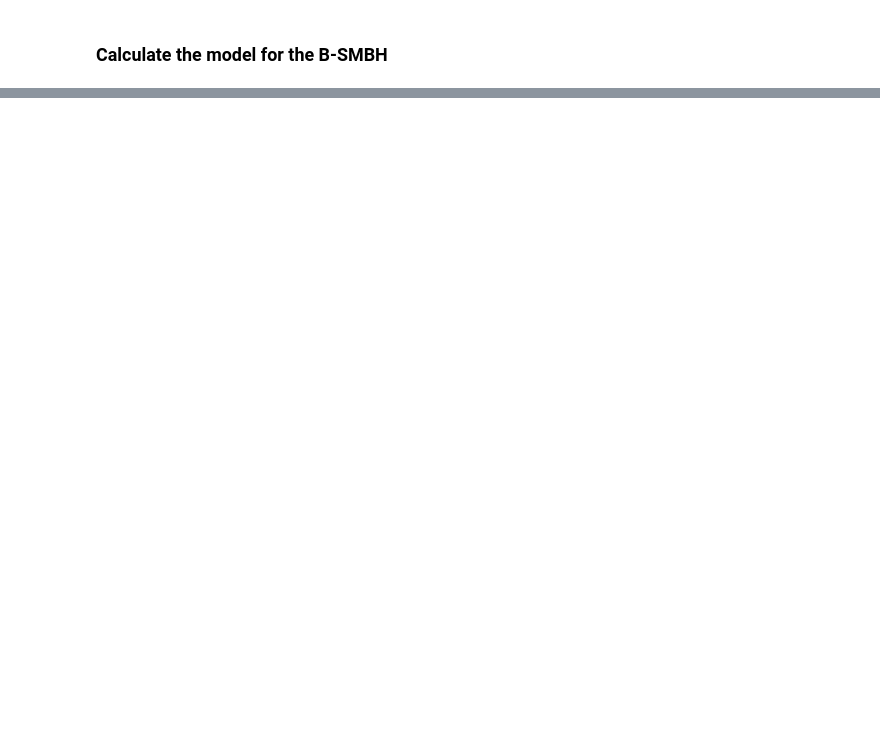
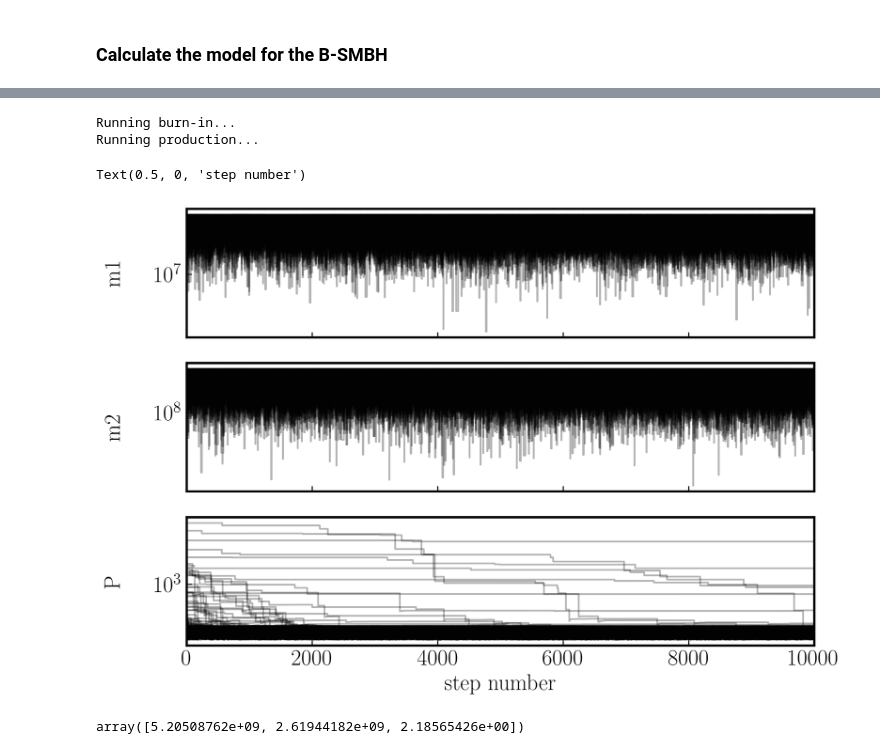
Before and after one commit to jradcliffe5/vdDussen_MSc, a Jupyter notebook: bsmbh_goodsn_JFR.ipynb, the cells around one changed output, grey strips where cells are left out. Saved outputs shown, nothing was run; the diff lists cells and outputs as text; code cells hidden in the pictures; blank space fills up the shorter version.

```diff
--- a/bsmbh_goodsn_JFR.ipynb
+++ b/bsmbh_goodsn_JFR.ipynb
@@ -76,0 +108,55 @@ Velocity difference v1-v2 = 1555.50 km/s
+# %%
+def lnprob(theta, dv, dv_err):
+    lp = lnprior(theta)
+    if not np.isfinite(lp):
+        return -np.inf
+    return lp + lnlike(theta, dv, dv_err)
+# %%
+nwalkers = 512
+niter = 10000
+initial = np.array([1e8, 1e8, 1e5])
+ndim = len(initial)
+p0 = [np.array(initial) + 1e-7 * np.random.randn(ndim) for i in range(nwalkers)]
+# %%
+def main(p0,nwalkers,niter,ndim,lnprob,data):
+    sampler = emcee.EnsembleSampler(nwalkers, ndim, lnprob, args=data,moves=[
+        (emcee.moves.DEMove(), 0.8),
+        (emcee.moves.DESnookerMove(), 0.2),
+    ])
+
+    print("Running burn-in...")
+    p0, _, _ = sampler.run_mcmc(p0, 1000)
+    sampler.reset()
+
+    print("Running production...")
+    pos, prob, state = sampler.run_mcmc(p0, niter,)
+
+    return sampler, pos, prob, state
+# %%
+scaler = (const.M_sun.value)**(1/3)
+data = (vdiff/scaler,vdiff/10/scaler)
+sampler, pos, prob, state = main(p0,nwalkers,niter,ndim,lnprob,data)
+# %% [output]
+Running burn-in...
+Running production...
+# %%
+fig, axes = plt.subplots(3, figsize=(10, 7), sharex=True)
+samples = sampler.get_chain()
+labels = ["m1", "m2", "P","sin3i"]
+for i in range(ndim):
+    ax = axes[i]
+    ax.plot(samples[:, :, i], "k", alpha=0.3,rasterized=True)
+    ax.set_xlim(0, len(samples))
+    ax.set_ylabel(labels[i])
+    ax.yaxis.set_label_coords(-0.1, 0.5)
+    ax.set_yscale("log")
+
+axes[-1].set_xlabel("step number")
+# %% [output]
+Text(0.5, 0, 'step number')
+[figure, added]
+# %%
+samples = sampler.flatchain
+samples[np.argmax(sampler.flatlnprobability)]
+# %% [output]
+array([5.20508762e+09, 2.61944182e+09, 2.18565426e+00])
```
Also changed, not shown: parts of 7 cells of this notebook, 1 other file.
